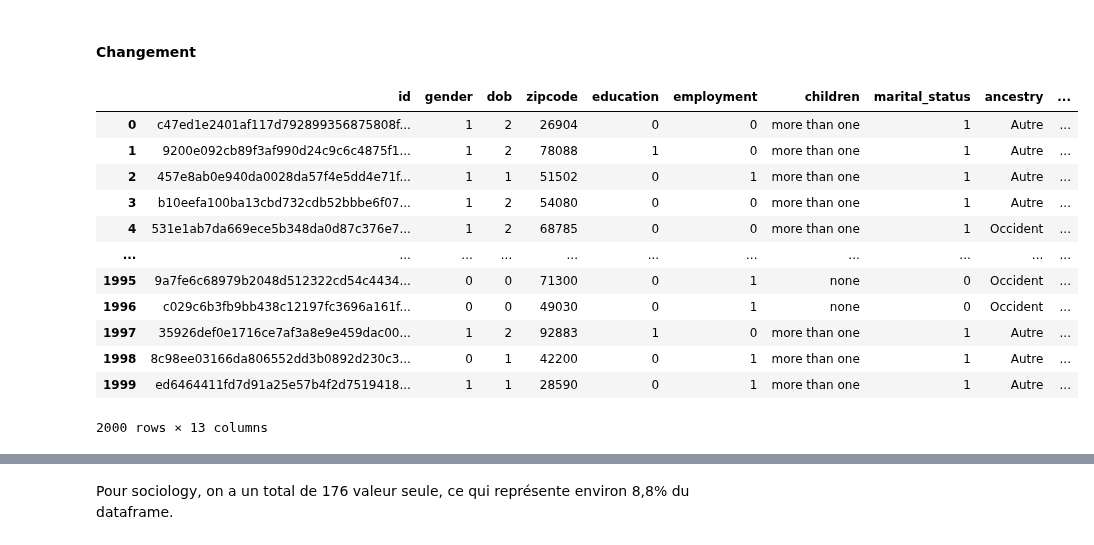
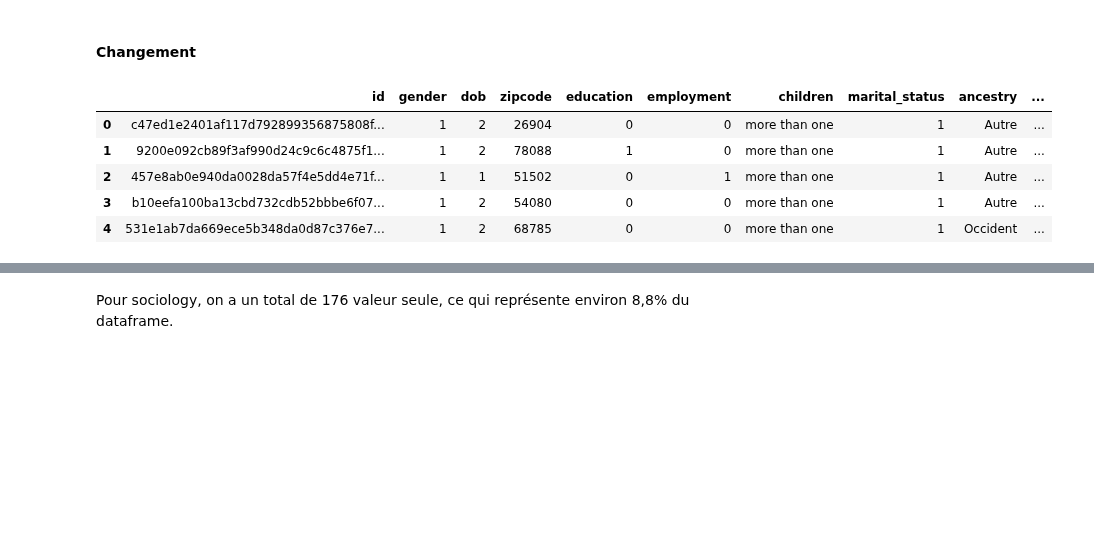
Before and after one commit to SimonLegendrre/LINMA2472_AlgoInDataScienceProjet1, a Jupyter notebook: P3/code/project3_simCORRECT.ipynb, the cells around one changed output, grey strips where cells are left out. Cells and saved outputs as stored; diff of their text form; code cells hidden in the pictures; blank space fills up the shorter version.

```diff
--- a/P3/code/project3_simCORRECT.ipynb
+++ b/P3/code/project3_simCORRECT.ipynb
@@ -408,21 +406,14 @@ for i in range(len(year["dob"])):
 
 final_socio = year
 # %%
-final_socio
+final_socio.head()
 # %% [output]
 |  | id | gender | dob | zipcode | education | employment | children | marital_status | ancestry | ... |
 | 0 | c47ed1e2401af117d792899356875808f... | 1 | 2 | 26904 | 0 | 0 | more than one | 1 | Autre | ... |
 | 1 | 9200e092cb89f3af990d24c9c6c4875f1... | 1 | 2 | 78088 | 1 | 0 | more than one | 1 | Autre | ... |
 | 2 | 457e8ab0e940da0028da57f4e5dd4e71f... | 1 | 1 | 51502 | 0 | 1 | more than one | 1 | Autre | ... |
 | 3 | b10eefa100ba13cbd732cdb52bbbe6f07... | 1 | 2 | 54080 | 0 | 0 | more than one | 1 | Autre | ... |
 | 4 | 531e1ab7da669ece5b348da0d87c376e7... | 1 | 2 | 68785 | 0 | 0 | more than one | 1 | Occident | ... |
-| ... | ... | ... | ... | ... | ... | ... | ... | ... | ... | ... |
-| 1995 | 9a7fe6c68979b2048d512322cd54c4434... | 0 | 0 | 71300 | 0 | 1 | none | 0 | Occident | ... |
-| 1996 | c029c6b3fb9bb438c12197fc3696a161f... | 0 | 0 | 49030 | 0 | 1 | none | 0 | Occident | ... |
-| 1997 | 35926def0e1716ce7af3a8e9e459dac00... | 1 | 2 | 92883 | 1 | 0 | more than one | 1 | Autre | ... |
-| 1998 | 8c98ee03166da806552dd3b0892d230c3... | 0 | 1 | 42200 | 0 | 1 | more than one | 1 | Autre | ... |
-| 1999 | ed6464411fd7d91a25e57b4f2d7519418... | 1 | 1 | 28590 | 0 | 1 | more than one | 1 | Autre | ... |
-2000 rows × 13 columns
 # %%
 def check_k_anonymity(data, k, list_variable) :
     group_by  = data[list_variable].groupby(list_variable)
```
Also changed, not shown: parts of 13 cells of this notebook.
